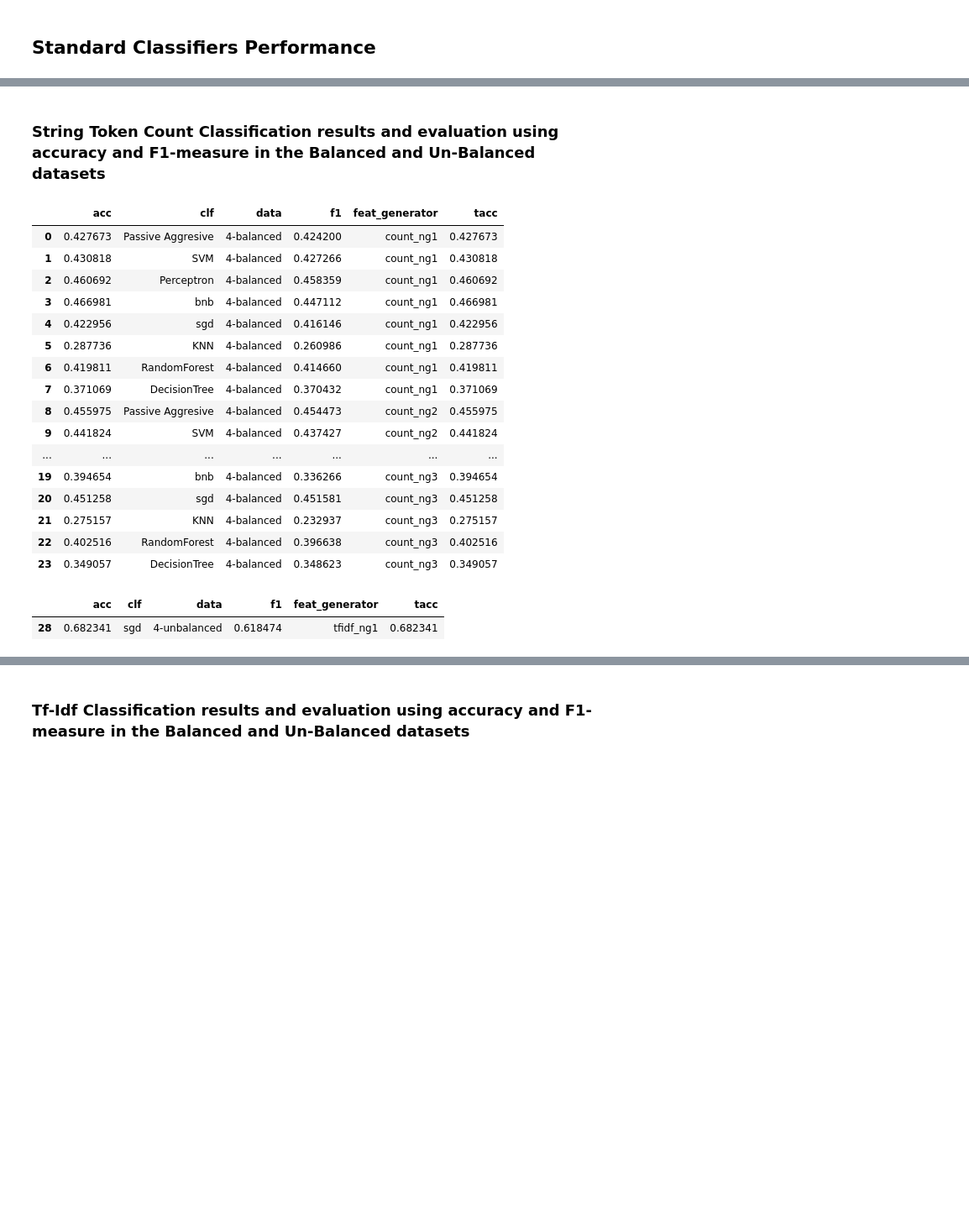
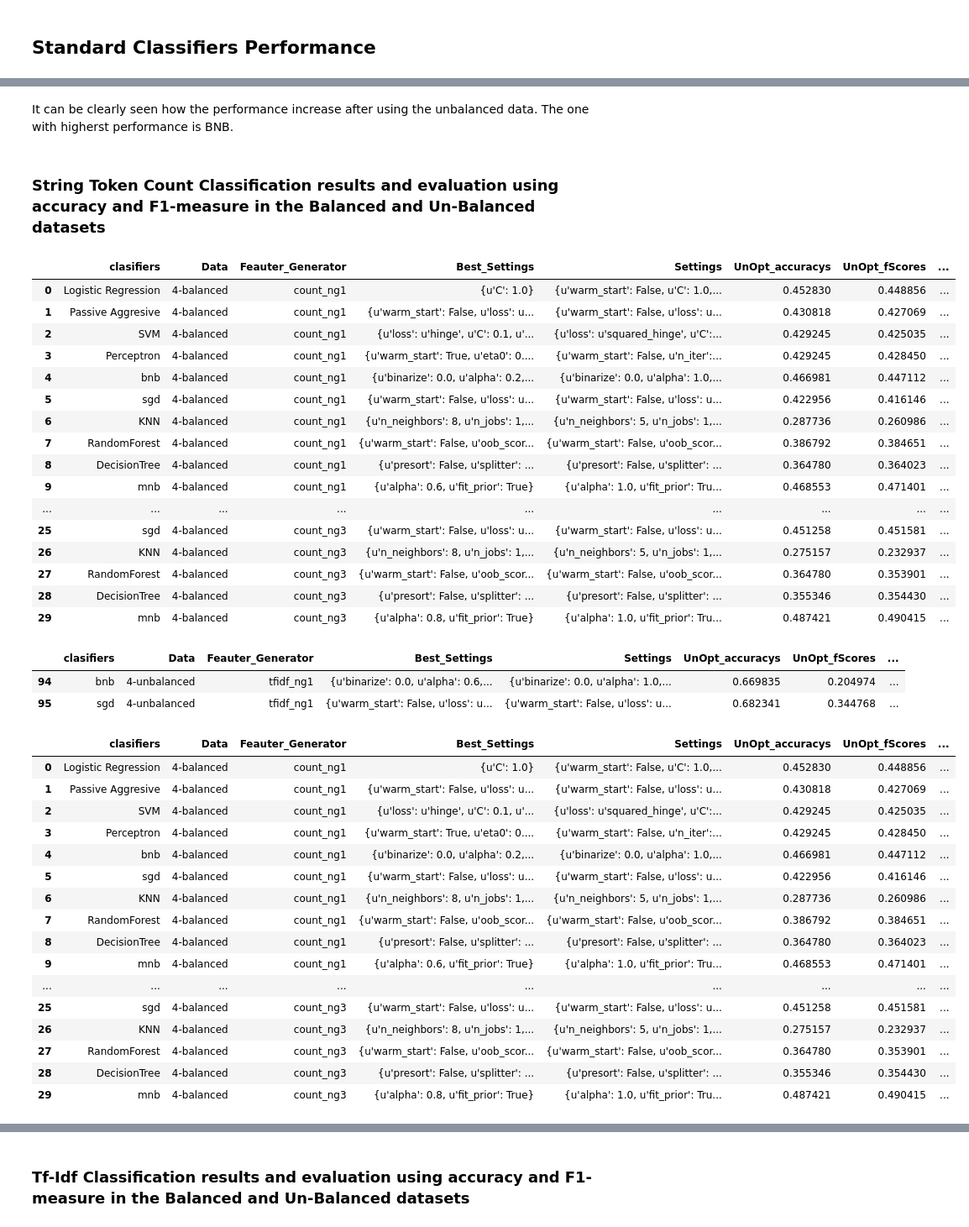
Before and after one commit to Rababalkhalifa/project_capastone, a Jupyter notebook: sentimental_analysis_BenchMarkModel_ASTD.ipynb, the cells around one changed output, grey strips where cells are left out. Shown at 84% size. Saved outputs shown, nothing was run; the diff lists cells and outputs as text; code cells hidden in the pictures; blank space fills up the shorter version.

```diff
--- a/sentimental_analysis_BenchMarkModel_ASTD.ipynb
+++ b/sentimental_analysis_BenchMarkModel_ASTD.ipynb
@@ -433,0 +433,4 @@ classifiers_collection['4-unbalanced']
+# %%
+df_resutlts = pd.DataFrame(results,columns=['clasifiers','Data','Feauter_Generator' ,'Best_Settings','Settings' , 'UnOpt_accuracys' , 'UnOpt_fScores' , 'Opt_accuracys' , 'Opt_fScores'])
+# df_resutlts.index = df_resutlts.clasifiers.get_values()
+df_resutlts.head()
@@ -438,36 +470,61 @@ classifiers_collection['4-unbalanced']
+# %% [markdown]
+It can be clearly seen how the performance increase after using the unbalanced data. The one with higherst performance is BNB.
 # %% [markdown]
 ### String Token Count Classification results and evaluation using accuracy and F1-measure in the Balanced and Un-Balanced datasets
 # %%
-balanced_scores = scores_collection['4-balanced']
-subsetDataFrame = balanced_scores[balanced_scores['feat_generator'].isin(['count_ng1', 'count_ng2','count_ng3'])]
+balanced_scores = df_resutlts[df_resutlts['Data'] == '4-balanced']
+subsetDataFrame = balanced_scores[balanced_scores['Feauter_Generator'].isin(['count_ng1', 'count_ng2','count_ng3'])]
 subsetDataFrame
 # %% [output]
-|  | acc | clf | data | f1 | feat_generator | tacc |
-| 0 | 0.427673 | Passive Aggresive | 4-balanced | 0.424200 | count_ng1 | 0.427673 |
-| 1 | 0.430818 | SVM | 4-balanced | 0.427266 | count_ng1 | 0.430818 |
-| 2 | 0.460692 | Perceptron | 4-balanced | 0.458359 | count_ng1 | 0.460692 |
-| 3 | 0.466981 | bnb | 4-balanced | 0.447112 | count_ng1 | 0.466981 |
-| 4 | 0.422956 | sgd | 4-balanced | 0.416146 | count_ng1 | 0.422956 |
-| 5 | 0.287736 | KNN | 4-balanced | 0.260986 | count_ng1 | 0.287736 |
-| 6 | 0.419811 | RandomForest | 4-balanced | 0.414660 | count_ng1 | 0.419811 |
-| 7 | 0.371069 | DecisionTree | 4-balanced | 0.370432 | count_ng1 | 0.371069 |
-| 8 | 0.455975 | Passive Aggresive | 4-balanced | 0.454473 | count_ng2 | 0.455975 |
-| 9 | 0.441824 | SVM | 4-balanced | 0.437427 | count_ng2 | 0.441824 |
-| ... | ... | ... | ... | ... | ... | ... |
-| 19 | 0.394654 | bnb | 4-balanced | 0.336266 | count_ng3 | 0.394654 |
-| 20 | 0.451258 | sgd | 4-balanced | 0.451581 | count_ng3 | 0.451258 |
-| 21 | 0.275157 | KNN | 4-balanced | 0.232937 | count_ng3 | 0.275157 |
-| 22 | 0.402516 | RandomForest | 4-balanced | 0.396638 | count_ng3 | 0.402516 |
-| 23 | 0.349057 | DecisionTree | 4-balanced | 0.348623 | count_ng3 | 0.349057 |
+|  | clasifiers | Data | Feauter_Generator | Best_Settings | Settings | UnOpt_accuracys | UnOpt_fScores | ... |
+| 0 | Logistic Regression | 4-balanced | count_ng1 | {u'C': 1.0} | {u'warm_start': False, u'C': 1.0,... | 0.452830 | 0.448856 | ... |
+| 1 | Passive Aggresive | 4-balanced | count_ng1 | {u'warm_start': False, u'loss': u... | {u'warm_start': False, u'loss': u... | 0.430818 | 0.427069 | ... |
+| 2 | SVM | 4-balanced | count_ng1 | {u'loss': u'hinge', u'C': 0.1, u'... | {u'loss': u'squared_hinge', u'C':... | 0.429245 | 0.425035 | ... |
+| 3 | Perceptron | 4-balanced | count_ng1 | {u'warm_start': True, u'eta0': 0.... | {u'warm_start': False, u'n_iter':... | 0.429245 | 0.428450 | ... |
+| 4 | bnb | 4-balanced | count_ng1 | {u'binarize': 0.0, u'alpha': 0.2,... | {u'binarize': 0.0, u'alpha': 1.0,... | 0.466981 | 0.447112 | ... |
+| 5 | sgd | 4-balanced | count_ng1 | {u'warm_start': False, u'loss': u... | {u'warm_start': False, u'loss': u... | 0.422956 | 0.416146 | ... |
+| 6 | KNN | 4-balanced | count_ng1 | {u'n_neighbors': 8, u'n_jobs': 1,... | {u'n_neighbors': 5, u'n_jobs': 1,... | 0.287736 | 0.260986 | ... |
+| 7 | RandomForest | 4-balanced | count_ng1 | {u'warm_start': False, u'oob_scor... | {u'warm_start': False, u'oob_scor... | 0.386792 | 0.384651 | ... |
+| 8 | DecisionTree | 4-balanced | count_ng1 | {u'presort': False, u'splitter': ... | {u'presort': False, u'splitter': ... | 0.364780 | 0.364023 | ... |
+| 9 | mnb | 4-balanced | count_ng1 | {u'alpha': 0.6, u'fit_prior': True} | {u'alpha': 1.0, u'fit_prior': Tru... | 0.468553 | 0.471401 | ... |
+| ... | ... | ... | ... | ... | ... | ... | ... | ... |
+| 25 | sgd | 4-balanced | count_ng3 | {u'warm_start': False, u'loss': u... | {u'warm_start': False, u'loss': u... | 0.451258 | 0.451581 | ... |
+| 26 | KNN | 4-balanced | count_ng3 | {u'n_neighbors': 8, u'n_jobs': 1,... | {u'n_neighbors': 5, u'n_jobs': 1,... | 0.275157 | 0.232937 | ... |
+| 27 | RandomForest | 4-balanced | count_ng3 | {u'warm_start': False, u'oob_scor... | {u'warm_start': False, u'oob_scor... | 0.364780 | 0.353901 | ... |
+| 28 | DecisionTree | 4-balanced | count_ng3 | {u'presort': False, u'splitter': ... | {u'presort': False, u'splitter': ... | 0.355346 | 0.354430 | ... |
+| 29 | mnb | 4-balanced | count_ng3 | {u'alpha': 0.8, u'fit_prior': True} | {u'alpha': 1.0, u'fit_prior': Tru... | 0.487421 | 0.490415 | ... |
+# %%
+balanced_scores = df_resutlts[df_resutlts['Data'] == '4-unbalanced']
+subsetDataFrame = balanced_scores[balanced_scores['Feauter_Generator'].isin(['tfidf_ng1'])]
+subsetDataFrame[subsetDataFrame['Opt_accuracys'] > .680]
+# %% [output]
+|  | clasifiers | Data | Feauter_Generator | Best_Settings | Settings | UnOpt_accuracys | UnOpt_fScores | ... |
+| 94 | bnb | 4-unbalanced | tfidf_ng1 | {u'binarize': 0.0, u'alpha': 0.6,... | {u'binarize': 0.0, u'alpha': 1.0,... | 0.669835 | 0.204974 | ... |
+| 95 | sgd | 4-unbalanced | tfidf_ng1 | {u'warm_start': False, u'loss': u... | {u'warm_start': False, u'loss': u... | 0.682341 | 0.344768 | ... |
 # %%
 # for key in scores_collection.keys():
 #     print("\n" +"="*40)
 #     print(key)
 #     print("-"*40)
 #     print(scores_collection[key])
-balanced_scores = scores_collection['4-unbalanced']
-subsetDataFrame = balanced_scores[balanced_scores['feat_generator'].isin(['tfidf_ng1'])]
-subsetDataFrame[subsetDataFrame['acc'] > .680]
+balanced_scores = df_resutlts[df_resutlts['Data'] == '4-balanced']
+subsetDataFrame = balanced_scores[balanced_scores['Feauter_Generator'].isin(['count_ng1', 'count_ng2','count_ng3'])]
+subsetDataFrame
 # %% [output]
-|  | acc | clf | data | f1 | feat_generator | tacc |
-| 28 | 0.682341 | sgd | 4-unbalanced | 0.618474 | tfidf_ng1 | 0.682341 |
+|  | clasifiers | Data | Feauter_Generator | Best_Settings | Settings | UnOpt_accuracys | UnOpt_fScores | ... |
+| 0 | Logistic Regression | 4-balanced | count_ng1 | {u'C': 1.0} | {u'warm_start': False, u'C': 1.0,... | 0.452830 | 0.448856 | ... |
+| 1 | Passive Aggresive | 4-balanced | count_ng1 | {u'warm_start': False, u'loss': u... | {u'warm_start': False, u'loss': u... | 0.430818 | 0.427069 | ... |
+| 2 | SVM | 4-balanced | count_ng1 | {u'loss': u'hinge', u'C': 0.1, u'... | {u'loss': u'squared_hinge', u'C':... | 0.429245 | 0.425035 | ... |
+| 3 | Perceptron | 4-balanced | count_ng1 | {u'warm_start': True, u'eta0': 0.... | {u'warm_start': False, u'n_iter':... | 0.429245 | 0.428450 | ... |
+| 4 | bnb | 4-balanced | count_ng1 | {u'binarize': 0.0, u'alpha': 0.2,... | {u'binarize': 0.0, u'alpha': 1.0,... | 0.466981 | 0.447112 | ... |
+| 5 | sgd | 4-balanced | count_ng1 | {u'warm_start': False, u'loss': u... | {u'warm_start': False, u'loss': u... | 0.422956 | 0.416146 | ... |
+| 6 | KNN | 4-balanced | count_ng1 | {u'n_neighbors': 8, u'n_jobs': 1,... | {u'n_neighbors': 5, u'n_jobs': 1,... | 0.287736 | 0.260986 | ... |
+| 7 | RandomForest | 4-balanced | count_ng1 | {u'warm_start': False, u'oob_scor... | {u'warm_start': False, u'oob_scor... | 0.386792 | 0.384651 | ... |
+| 8 | DecisionTree | 4-balanced | count_ng1 | {u'presort': False, u'splitter': ... | {u'presort': False, u'splitter': ... | 0.364780 | 0.364023 | ... |
+| 9 | mnb | 4-balanced | count_ng1 | {u'alpha': 0.6, u'fit_prior': True} | {u'alpha': 1.0, u'fit_prior': Tru... | 0.468553 | 0.471401 | ... |
+| ... | ... | ... | ... | ... | ... | ... | ... | ... |
+| 25 | sgd | 4-balanced | count_ng3 | {u'warm_start': False, u'loss': u... | {u'warm_start': False, u'loss': u... | 0.451258 | 0.451581 | ... |
+| 26 | KNN | 4-balanced | count_ng3 | {u'n_neighbors': 8, u'n_jobs': 1,... | {u'n_neighbors': 5, u'n_jobs': 1,... | 0.275157 | 0.232937 | ... |
+| 27 | RandomForest | 4-balanced | count_ng3 | {u'warm_start': False, u'oob_scor... | {u'warm_start': False, u'oob_scor... | 0.364780 | 0.353901 | ... |
+| 28 | DecisionTree | 4-balanced | count_ng3 | {u'presort': False, u'splitter': ... | {u'presort': False, u'splitter': ... | 0.355346 | 0.354430 | ... |
+| 29 | mnb | 4-balanced | count_ng3 | {u'alpha': 0.8, u'fit_prior': True} | {u'alpha': 1.0, u'fit_prior': Tru... | 0.487421 | 0.490415 | ... |
```
Also changed, not shown: parts of 30 cells of this notebook, 1 other file.
